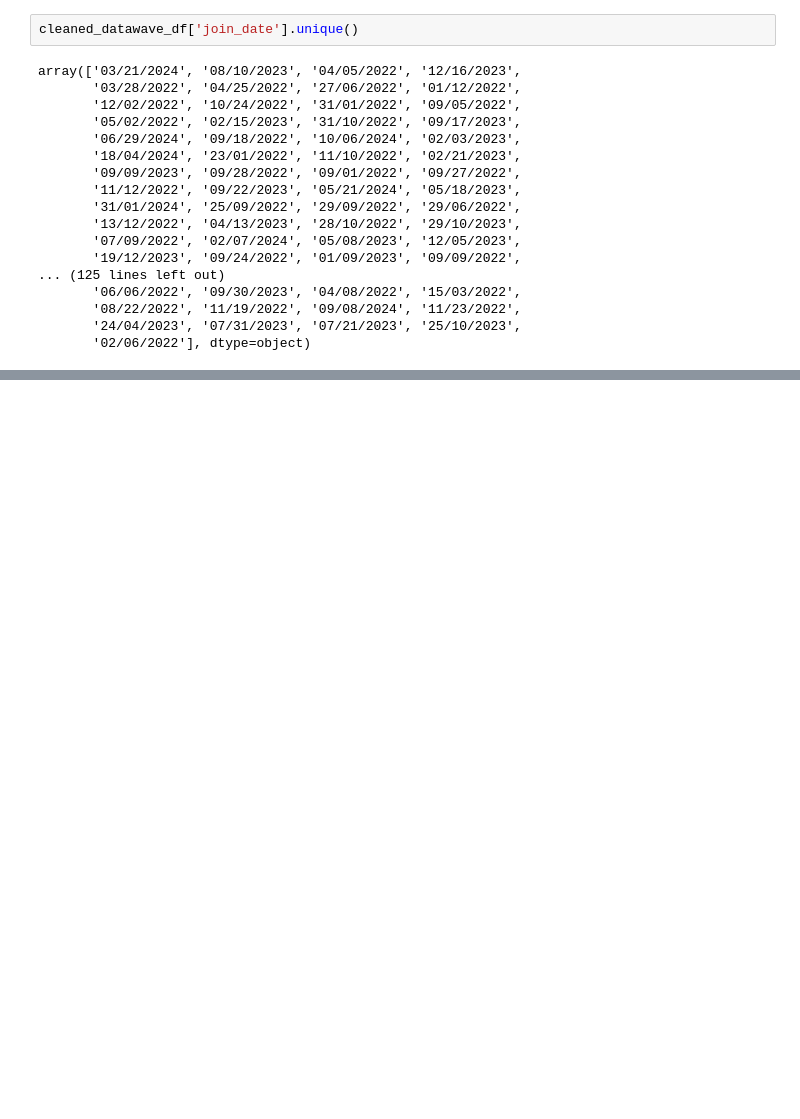
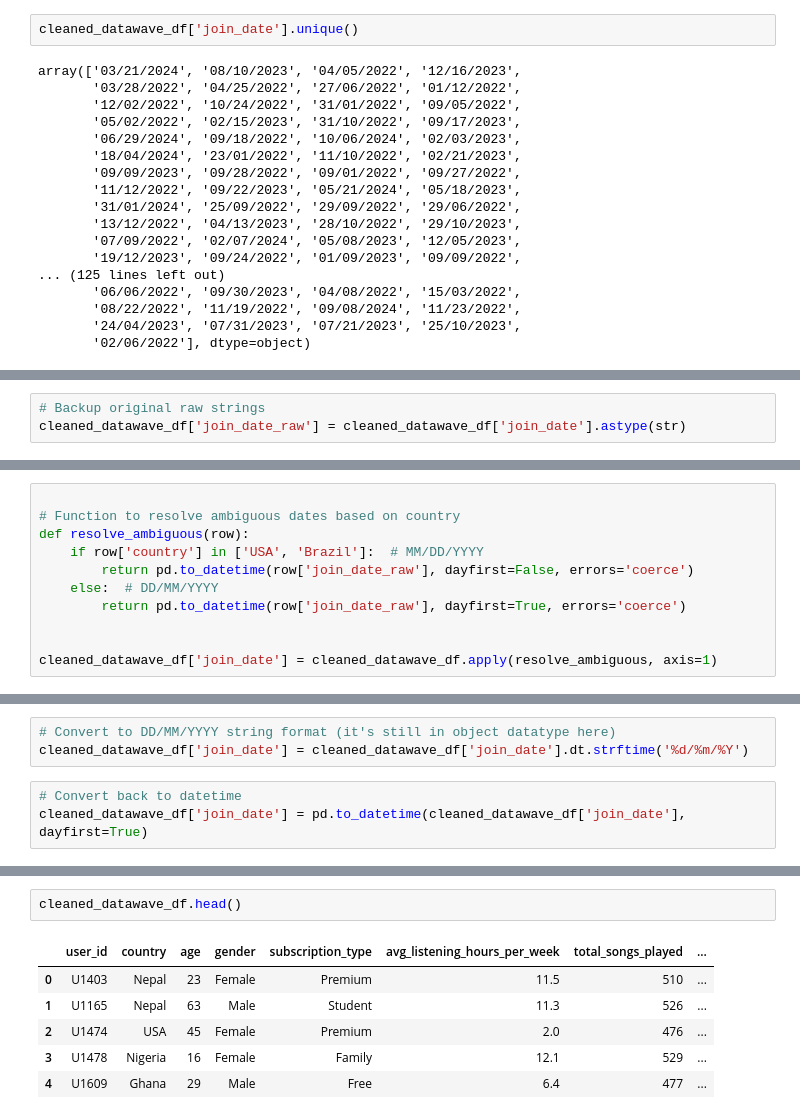
Before and after one commit to ice-alt/PortfolioProjects, a Jupyter notebook: DataWave Music/DataWave_Music_Analysis.ipynb, the cells around one changed output, grey strips where cells are left out. Cells and saved outputs as stored; diff of their text form; blank space fills up the shorter version.

Commit message:
cleaned join_date column

```diff
--- a/DataWave Music/DataWave_Music_Analysis.ipynb
+++ b/DataWave Music/DataWave_Music_Analysis.ipynb
@@ -624,0 +593,3 @@ Length: 358, dtype: datetime64[ns]
+# %%
+# Backup original raw strings
+cleaned_datawave_df['join_date_raw'] = cleaned_datawave_df['join_date'].astype(str)
@@ -624,0 +634,11 @@ Length: 358, dtype: datetime64[ns]
+# %%
+
+# Function to resolve ambiguous dates based on country
+def resolve_ambiguous(row):
+    if row['country'] in ['USA', 'Brazil']:  # MM/DD/YYYY
+        return pd.to_datetime(row['join_date_raw'], dayfirst=False, errors='coerce')
+    else:  # DD/MM/YYYY
+        return pd.to_datetime(row['join_date_raw'], dayfirst=True, errors='coerce')
+
+
+cleaned_datawave_df['join_date'] = cleaned_datawave_df.apply(resolve_ambiguous, axis=1)
@@ -624,0 +650,6 @@ Length: 358, dtype: datetime64[ns]
+# %%
+# Convert to DD/MM/YYYY string format (it's still in object datatype here)
+cleaned_datawave_df['join_date'] = cleaned_datawave_df['join_date'].dt.strftime('%d/%m/%Y')
+# %%
+# Convert back to datetime
+cleaned_datawave_df['join_date'] = pd.to_datetime(cleaned_datawave_df['join_date'], dayfirst=True)
@@ -624,0 +674,9 @@ Length: 358, dtype: datetime64[ns]
+# %%
+cleaned_datawave_df.head()
+# %% [output]
+|  | user_id | country | age | gender | subscription_type | avg_listening_hours_per_week | total_songs_played | ... |
+| 0 | U1403 | Nepal | 23 | Female | Premium | 11.5 | 510 | ... |
+| 1 | U1165 | Nepal | 63 | Male | Student | 11.3 | 526 | ... |
+| 2 | U1474 | USA | 45 | Female | Premium | 2.0 | 476 | ... |
+| 3 | U1478 | Nigeria | 16 | Female | Family | 12.1 | 529 | ... |
+| 4 | U1609 | Ghana | 29 | Male | Free | 6.4 | 477 | ... |
```
Also changed, not shown: parts of 10 cells of this notebook.
